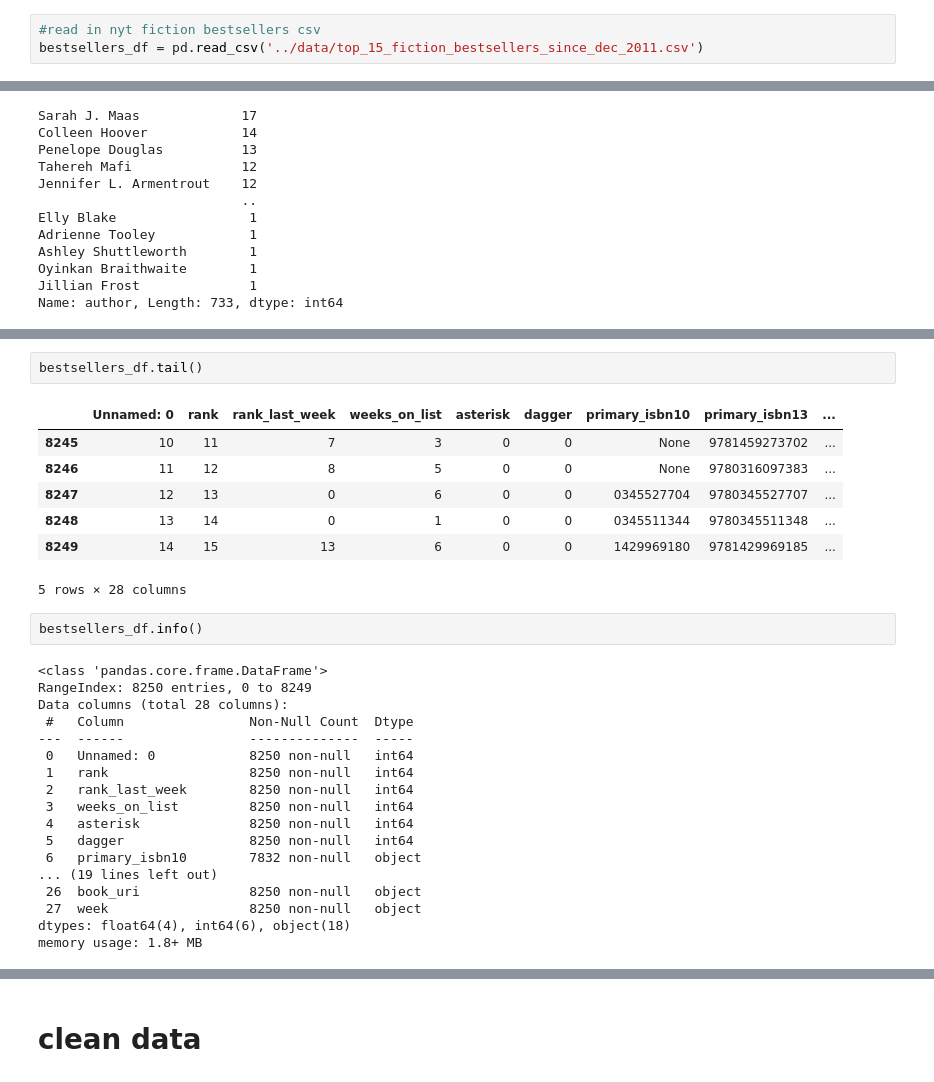
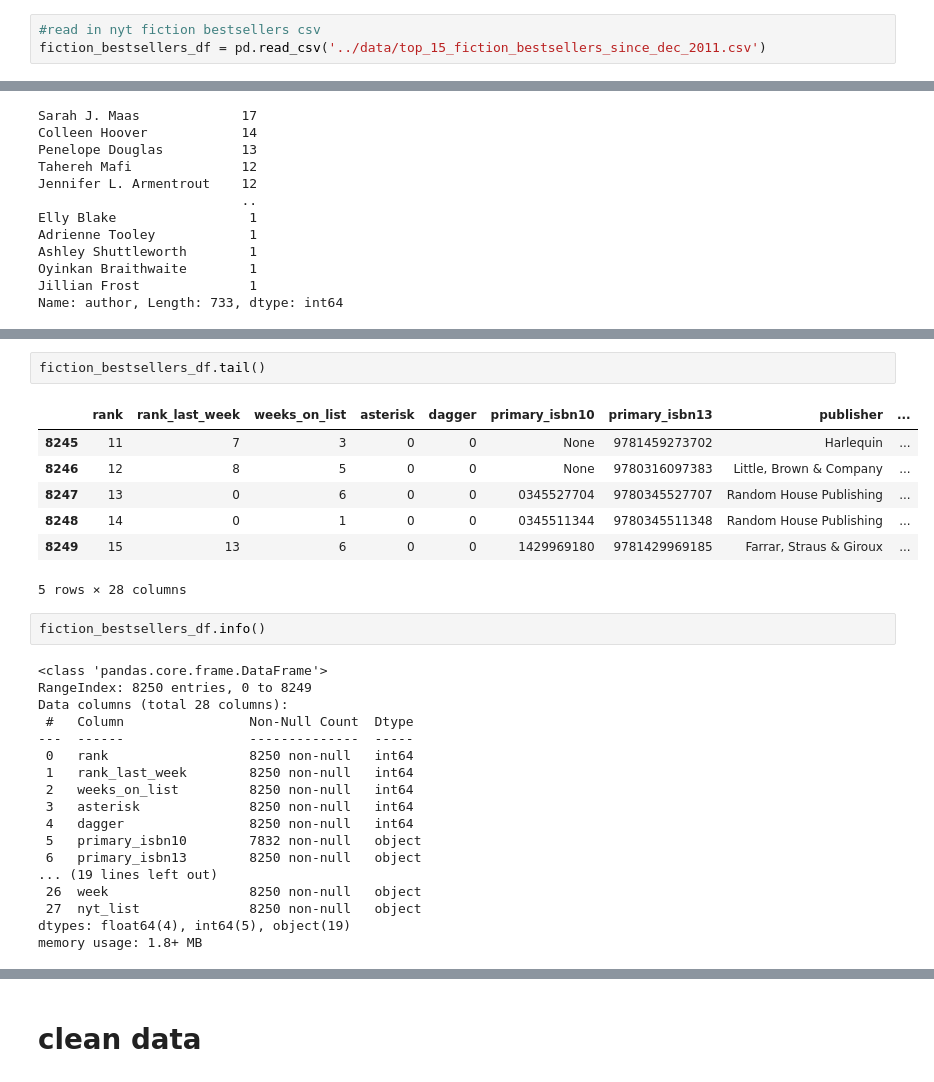
Before and after one commit to abigailasper/booktok-bestsellers, a Jupyter notebook: notebooks/nyt_goodreads_analysis.ipynb, the cells around one changed output, grey strips where cells are left out. Saved outputs shown, nothing was run; the diff lists cells and outputs as text.

```diff
--- a/notebooks/nyt_goodreads_analysis.ipynb
+++ b/notebooks/nyt_goodreads_analysis.ipynb
@@ -10,4 +10,4 @@ import matplotlib.pyplot as plt
 booktok_df = pd.read_csv('../data/booktok_books_final.csv')
 # %%
 #read in nyt fiction bestsellers csv
-bestsellers_df = pd.read_csv('../data/top_15_fiction_bestsellers_since_dec_2011.csv')
+fiction_bestsellers_df = pd.read_csv('../data/top_15_fiction_bestsellers_since_dec_2011.csv')
@@ -57,32 +63,32 @@ bestsellers_df.head(10)
 10 rows × 28 columns
 # %%
-bestsellers_df.tail()
+fiction_bestsellers_df.tail()
 # %% [output]
-|  | Unnamed: 0 | rank | rank_last_week | weeks_on_list | asterisk | dagger | primary_isbn10 | primary_isbn13 | ... |
-| 8245 | 10 | 11 | 7 | 3 | 0 | 0 | None | 9781459273702 | ... |
-| 8246 | 11 | 12 | 8 | 5 | 0 | 0 | None | 9780316097383 | ... |
-| 8247 | 12 | 13 | 0 | 6 | 0 | 0 | 0345527704 | 9780345527707 | ... |
-| 8248 | 13 | 14 | 0 | 1 | 0 | 0 | 0345511344 | 9780345511348 | ... |
-| 8249 | 14 | 15 | 13 | 6 | 0 | 0 | 1429969180 | 9781429969185 | ... |
+|  | rank | rank_last_week | weeks_on_list | asterisk | dagger | primary_isbn10 | primary_isbn13 | publisher | ... |
+| 8245 | 11 | 7 | 3 | 0 | 0 | None | 9781459273702 | Harlequin | ... |
+| 8246 | 12 | 8 | 5 | 0 | 0 | None | 9780316097383 | Little, Brown & Company | ... |
+| 8247 | 13 | 0 | 6 | 0 | 0 | 0345527704 | 9780345527707 | Random House Publishing | ... |
+| 8248 | 14 | 0 | 1 | 0 | 0 | 0345511344 | 9780345511348 | Random House Publishing | ... |
+| 8249 | 15 | 13 | 6 | 0 | 0 | 1429969180 | 9781429969185 | Farrar, Straus & Giroux | ... |
 5 rows × 28 columns
 # %%
-bestsellers_df.info()
+fiction_bestsellers_df.info()
 # %% [output]
 <class 'pandas.core.frame.DataFrame'>
 RangeIndex: 8250 entries, 0 to 8249
 Data columns (total 28 columns):
  #   Column                Non-Null Count  Dtype
 ---  ------                --------------  -----
- 0   Unnamed: 0            8250 non-null   int64
- 1   rank                  8250 non-null   int64
- 2   rank_last_week        8250 non-null   int64
- 3   weeks_on_list         8250 non-null   int64
- 4   asterisk              8250 non-null   int64
- 5   dagger                8250 non-null   int64
- 6   primary_isbn10        7832 non-null   object
+ 0   rank                  8250 non-null   int64
+ 1   rank_last_week        8250 non-null   int64
+ 2   weeks_on_list         8250 non-null   int64
+ 3   asterisk              8250 non-null   int64
+ 4   dagger                8250 non-null   int64
+ 5   primary_isbn10        7832 non-null   object
+ 6   primary_isbn13        8250 non-null   object
 ... (19 lines left out)
- 26  book_uri              8250 non-null   object
- 27  week                  8250 non-null   object
-dtypes: float64(4), int64(6), object(18)
+ 26  week                  8250 non-null   object
+ 27  nyt_list              8250 non-null   object
+dtypes: float64(4), int64(5), object(19)
 memory usage: 1.8+ MB
 # %%
```
Also changed, not shown: parts of 30 cells of this notebook, 2 other files.
